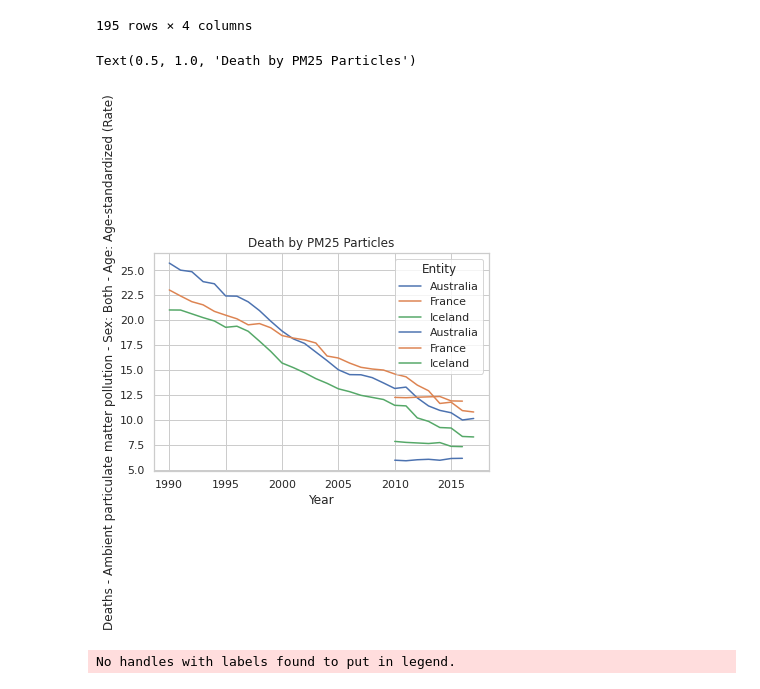
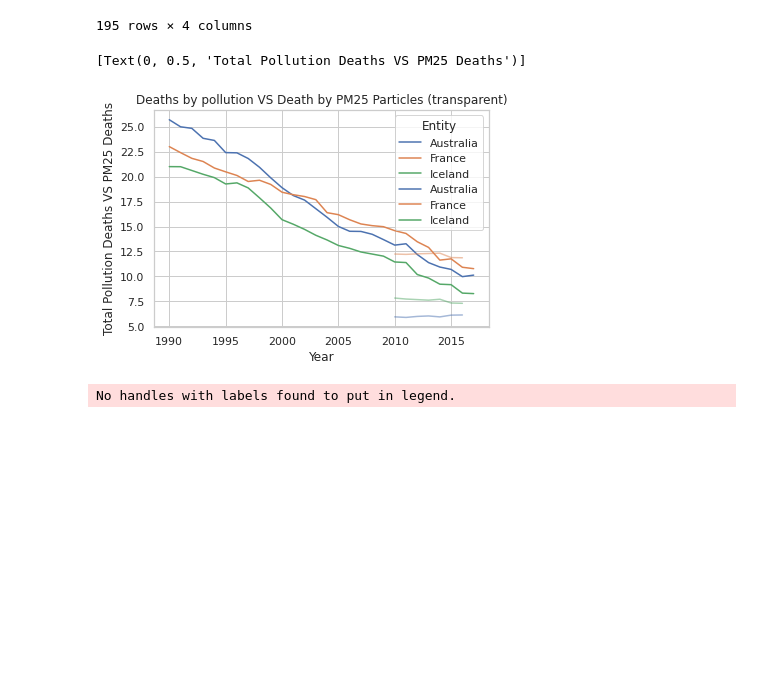
Before and after one commit to MathieuGuarino/IHProject2, a Jupyter notebook: main.ipynb, the cells around one changed output. Drawn from its saved outputs; the diff is of its cells as text; code cells hidden in the pictures; blank space fills up the shorter version.

```diff
--- a/main.ipynb
+++ b/main.ipynb
@@ -512,11 +592,12 @@ deaths_grouped
 195 rows × 4 columns
 # %%
 dbppm25 = deaths_by_particle_vs_pm25[(deaths_by_particle_vs_pm25.Entity == 'Iceland') | (deaths_by_particle_vs_pm25.Entity == 'France') | (deaths_by_particle_vs_pm25.Entity == 'Australia')]
-sns.lineplot(data=dbppm25, x="Year", y="Deaths - Ambient particulate matter pollution - Sex: Both - Age: Age-standardized (Rate)", hue="Entity").set_title('Death by PM25 Particles')
-sns.lineplot(data=dbppm25, x="Year", y="PM2.5 air pollution, mean annual exposure (micrograms per cubic meter)", hue="Entity").set_title('Death by PM25 Particles')
+ax = sns.lineplot(data=dbppm25, x="Year", y="Deaths - Ambient particulate matter pollution - Sex: Both - Age: Age-standardized (Rate)", hue="Entity").set_title('Deaths by pollution VS Death by PM25 Particles (transparent)')
+ax = sns.lineplot(data=dbppm25, x="Year", y="PM2.5 air pollution, mean annual exposure (micrograms per cubic meter)", hue="Entity", alpha=0.5)
+ax.set(ylabel='Total Pollution Deaths VS PM25 Deaths')
 # %% [output]
-Text(0.5, 1.0, 'Death by PM25 Particles')
+[Text(0, 0.5, 'Total Pollution Deaths VS PM25 Deaths')]
-[figure, old version]
+[figure, new version]
 # %%
 pm25Vdeath = deaths_by_particle_vs_pm25.sort_values(by=['PM2.5 air pollution, mean annual exposure (micrograms per cubic meter)'], ascending=False).dropna().head(None)
 pm25Vdeath = pm25Vdeath[pm25Vdeath.Year.between(2010,2020,inclusive=True)]
```
Also changed, not shown: parts of 42 cells of this notebook, 1 other file.
